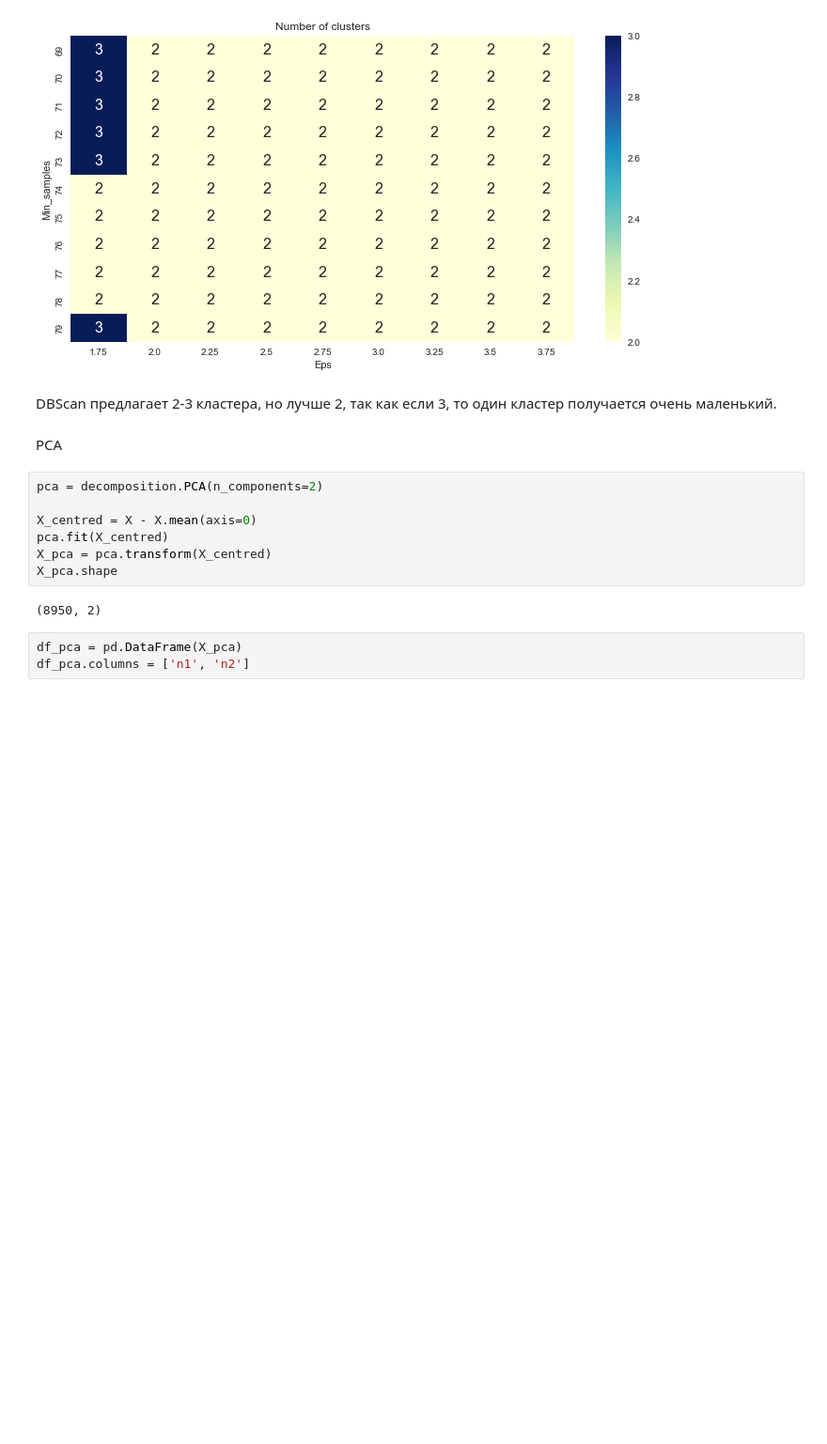
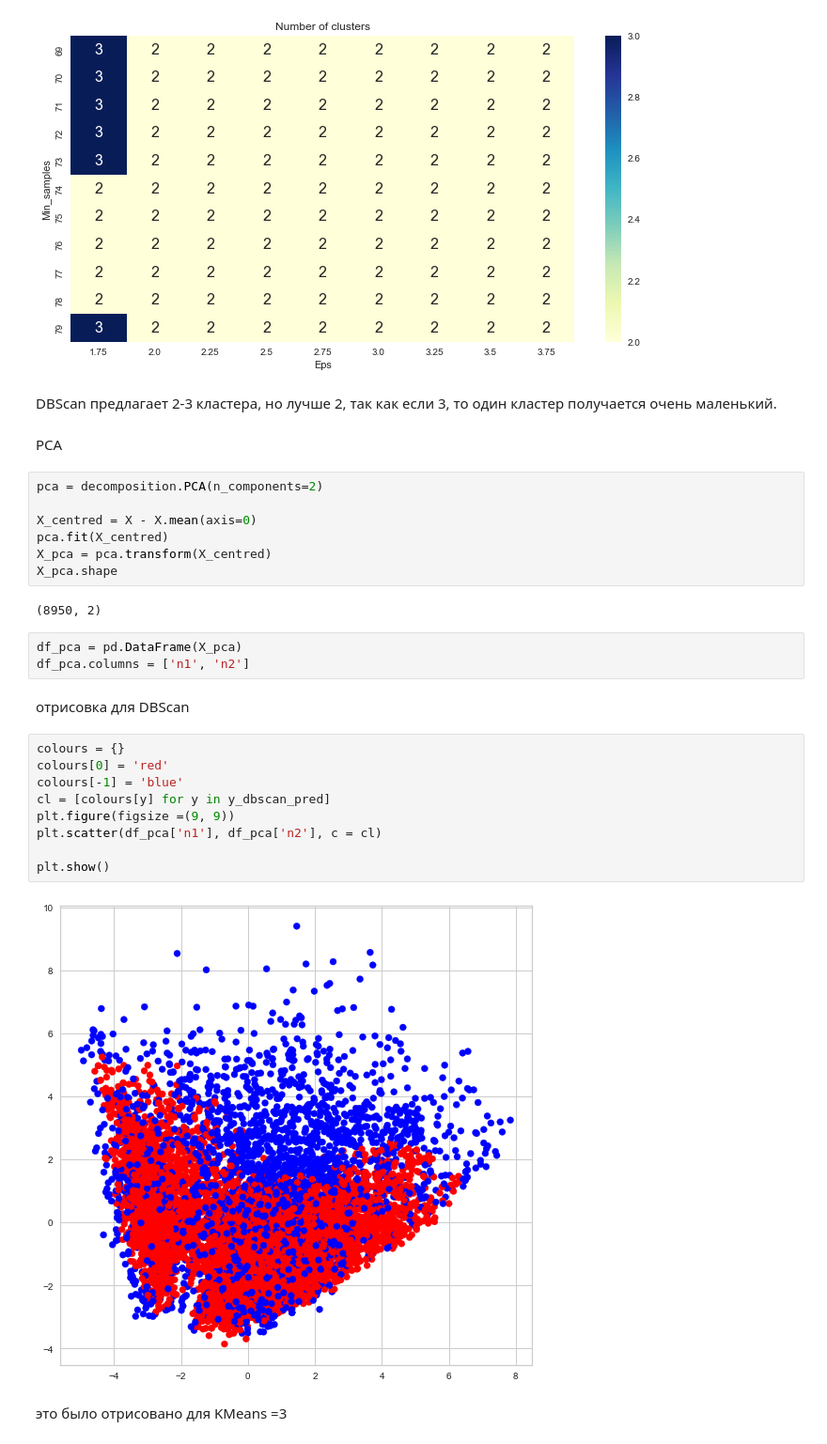
Before and after one commit to svetlz/HW, a Jupyter notebook: HW.ipynb, the cells around one changed output. Shown at 94% size. Saved outputs shown, nothing was run; the diff lists cells and outputs as text; blank space fills up the shorter version.

```diff
--- a/HW.ipynb
+++ b/HW.ipynb
@@ -295,6 +295,21 @@ X_pca.shape
 # %%
 df_pca = pd.DataFrame(X_pca)
 df_pca.columns = ['n1', 'n2']
+# %% [markdown]
+отрисовка для DBScan
+# %%
+colours = {}
+colours[0] = 'red'
+colours[-1] = 'blue'
+cl = [colours[y] for y in y_dbscan_pred]
+plt.figure(figsize =(9, 9))
+plt.scatter(df_pca['n1'], df_pca['n2'], c = cl)
+
+plt.show()
+# %% [output]
+[figure, added]
+# %% [markdown]
+это было отрисовано для KMeans =3
 # %%
 colours = {}
 colours[0] = 'red'
```
Also changed, not shown: parts of 7 cells of this notebook.
